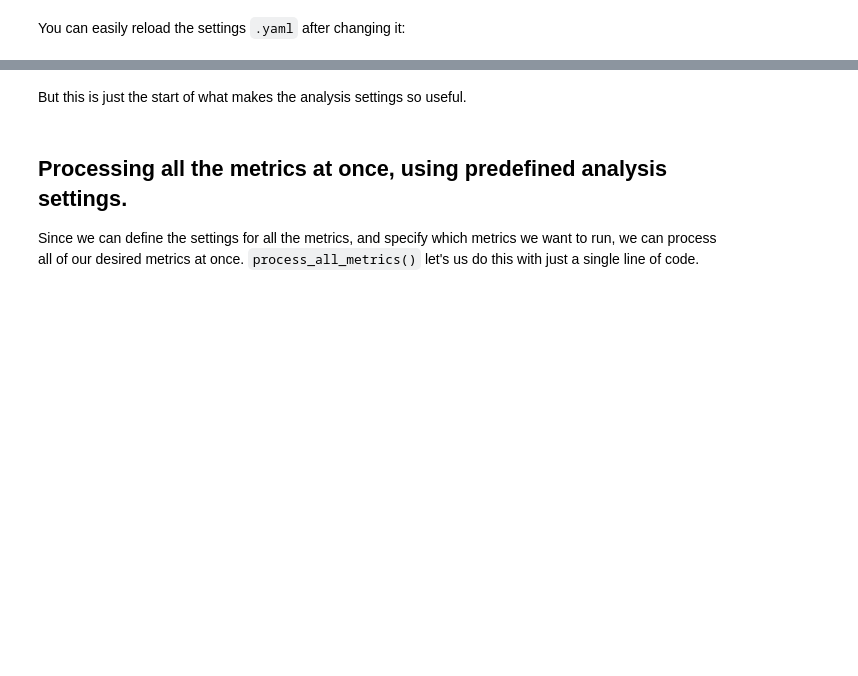
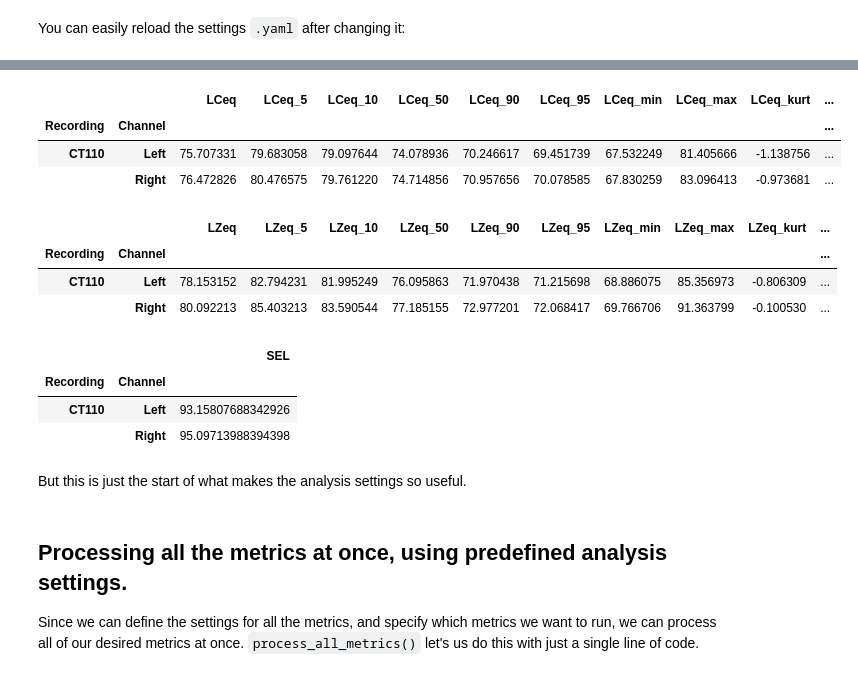
Before and after one commit to HussamAlBasha/IDS-Institute-for-Design-Strategies, a Jupyter notebook: Binaural/Binaural-Recording-Analysis.ipynb, the cells around one changed output, grey strips where cells are left out. Drawn from its saved outputs; the diff is of its cells as text; code cells hidden in the pictures; blank space fills up the shorter version.

```diff
--- a/Binaural/Binaural-Recording-Analysis.ipynb
+++ b/Binaural/Binaural-Recording-Analysis.ipynb
@@ -253,3 +258,24 @@ b.pyacoustics_metric("LAeq", analysis_settings=ex_settings)
+# %%
+b.pyacoustics_metric("LCeq", analysis_settings=ex_settings)
+# %% [output]
+|  |  | LCeq | LCeq_5 | LCeq_10 | LCeq_50 | LCeq_90 | LCeq_95 | LCeq_min | LCeq_max | LCeq_kurt | ... |
+| Recording | Channel |  |  |  |  |  |  |  |  |  | ... |
+| CT110 | Left | 75.707331 | 79.683058 | 79.097644 | 74.078936 | 70.246617 | 69.451739 | 67.532249 | 81.405666 | -1.138756 | ... |
+|  | Right | 76.472826 | 80.476575 | 79.761220 | 74.714856 | 70.957656 | 70.078585 | 67.830259 | 83.096413 | -0.973681 | ... |
+# %%
+b.pyacoustics_metric("LZeq", analysis_settings=ex_settings)
+# %% [output]
+|  |  | LZeq | LZeq_5 | LZeq_10 | LZeq_50 | LZeq_90 | LZeq_95 | LZeq_min | LZeq_max | LZeq_kurt | ... |
+| Recording | Channel |  |  |  |  |  |  |  |  |  | ... |
+| CT110 | Left | 78.153152 | 82.794231 | 81.995249 | 76.095863 | 71.970438 | 71.215698 | 68.886075 | 85.356973 | -0.806309 | ... |
+|  | Right | 80.092213 | 85.403213 | 83.590544 | 77.185155 | 72.977201 | 72.068417 | 69.766706 | 91.363799 | -0.100530 | ... |
+# %%
+b.pyacoustics_metric("SEL", analysis_settings=ex_settings)
+# %% [output]
+|  |  | SEL |
+| Recording | Channel |  |
+| CT110 | Left | 93.15807688342926 |
+|  | Right | 95.09713988394398 |
 # %% [markdown]
 But this is just the start of what makes the analysis settings so useful.
 # %% [markdown]
```
Also changed, not shown: parts of 5 cells of this notebook, 1 other file.
